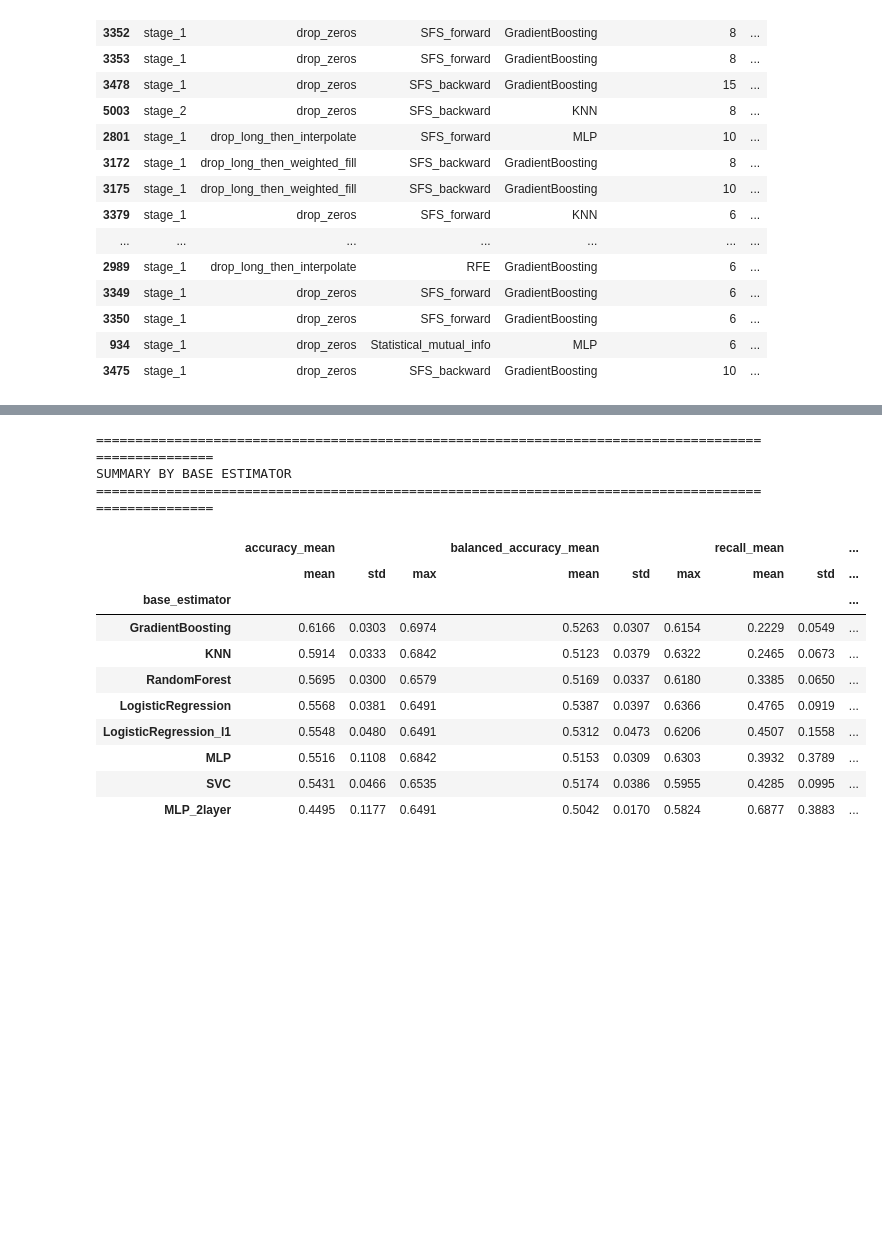
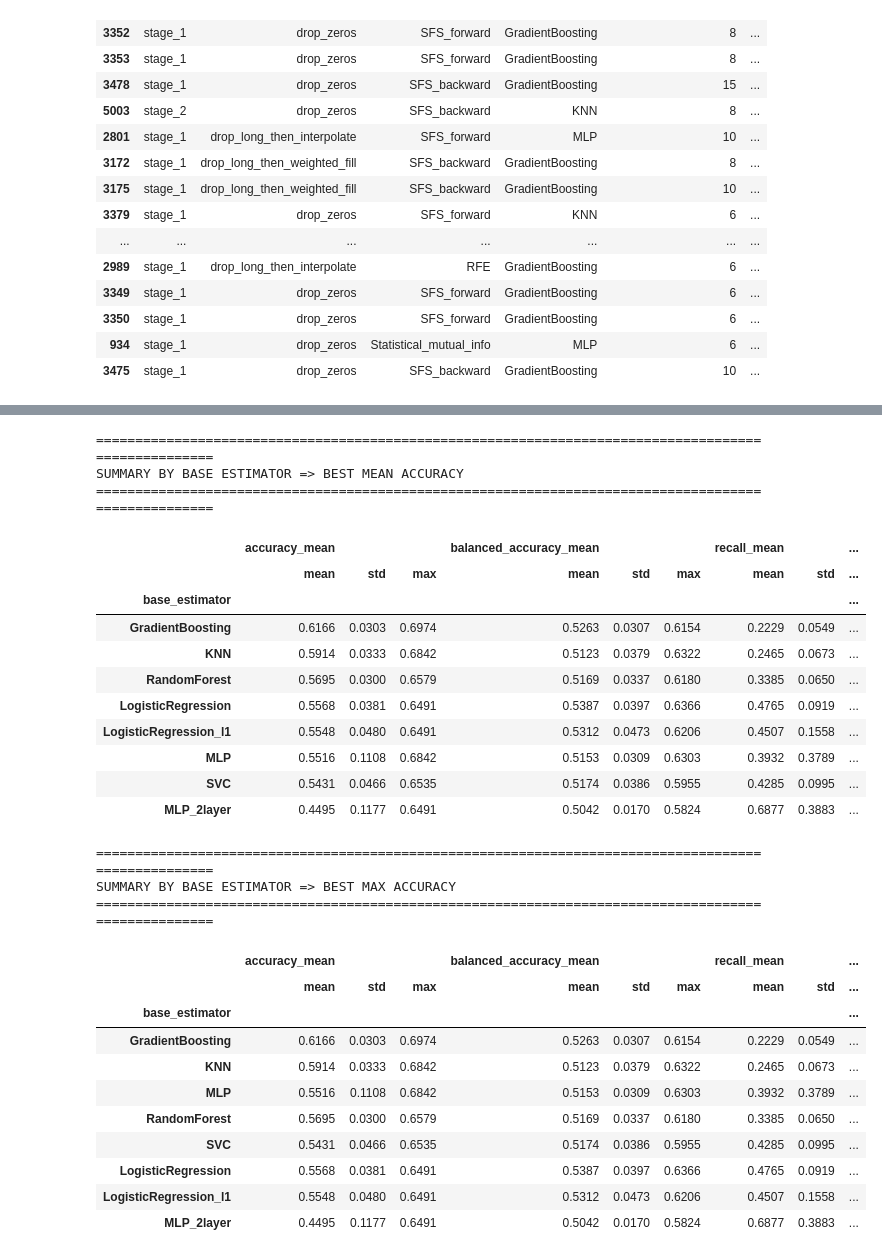
Before and after one commit to KonstantinosVard/Classification-of-cardiotocographic-signals-based-on-HRV, a Jupyter notebook: 5)classification.ipynb, the cells around one changed output, grey strips where cells are left out. Cells and saved outputs as stored; diff of their text form; code cells hidden in the pictures; blank space fills up the shorter version.

```diff
--- a/5)classification.ipynb
+++ b/5)classification.ipynb
@@ -385,17 +385,13 @@ TOP 20 CONFIGURATIONS BY ACCURACY
 | 934 | stage_1 | drop_zeros | Statistical_mutual_info | MLP | 6 | ... |
 | 3475 | stage_1 | drop_zeros | SFS_backward | GradientBoosting | 10 | ... |
 # %%
-def get_stats_by(method):
+def get_stats_by(method, sort_by="mean"):
     return results_df.groupby(method).agg({
         'accuracy_mean': ['mean', 'std', 'max'],
         'balanced_accuracy_mean': ['mean', 'std', 'max'],
         'recall_mean': ['mean', 'std', 'max'],
         'specificity_mean': ['mean', 'std', 'max'],
-        'recall_mean': ['mean', 'std', 'max'],
-        'specificity_mean': ['mean', 'std', 'max'],
-        'recall_mean': ['mean', 'std', 'max'],
-        'specificity_mean': ['mean', 'std', 'max']
-    }).round(4).sort_values(("accuracy_mean", "mean"), ascending=False)
+    }).round(4).sort_values(("accuracy_mean", sort_by), ascending=False)
 # %%
 # Summary statistics
 print("\n" + "="*100)
@@ -419,13 +435,13 @@ SUMMARY BY SELECTION METHOD
 # %%
 print("\n" + "="*100)
-print("SUMMARY BY BASE ESTIMATOR")
+print("SUMMARY BY BASE ESTIMATOR => BEST MEAN ACCURACY")
 print("="*100)
 
 estimator_method = get_stats_by("base_estimator")
 estimator_method
 # %% [output]
 ====================================================================================================
-SUMMARY BY BASE ESTIMATOR
+SUMMARY BY BASE ESTIMATOR => BEST MEAN ACCURACY
 ====================================================================================================
 |  | accuracy_mean |  |  | balanced_accuracy_mean |  |  | recall_mean |  | ... |
 |  | mean | std | max | mean | std | max | mean | std | ... |
@@ -438,5 +454,27 @@ SUMMARY BY BASE ESTIMATOR
 | MLP | 0.5516 | 0.1108 | 0.6842 | 0.5153 | 0.0309 | 0.6303 | 0.3932 | 0.3789 | ... |
 | SVC | 0.5431 | 0.0466 | 0.6535 | 0.5174 | 0.0386 | 0.5955 | 0.4285 | 0.0995 | ... |
 | MLP_2layer | 0.4495 | 0.1177 | 0.6491 | 0.5042 | 0.0170 | 0.5824 | 0.6877 | 0.3883 | ... |
+# %%
+print("\n" + "="*100)
+print("SUMMARY BY BASE ESTIMATOR => BEST MAX ACCURACY")
+print("="*100)
+
+estimator_method = get_stats_by("base_estimator", "max")
+estimator_method
+# %% [output]
+====================================================================================================
+SUMMARY BY BASE ESTIMATOR => BEST MAX ACCURACY
+====================================================================================================
+|  | accuracy_mean |  |  | balanced_accuracy_mean |  |  | recall_mean |  | ... |
+|  | mean | std | max | mean | std | max | mean | std | ... |
+| base_estimator |  |  |  |  |  |  |  |  | ... |
+| GradientBoosting | 0.6166 | 0.0303 | 0.6974 | 0.5263 | 0.0307 | 0.6154 | 0.2229 | 0.0549 | ... |
+| KNN | 0.5914 | 0.0333 | 0.6842 | 0.5123 | 0.0379 | 0.6322 | 0.2465 | 0.0673 | ... |
+| MLP | 0.5516 | 0.1108 | 0.6842 | 0.5153 | 0.0309 | 0.6303 | 0.3932 | 0.3789 | ... |
+| RandomForest | 0.5695 | 0.0300 | 0.6579 | 0.5169 | 0.0337 | 0.6180 | 0.3385 | 0.0650 | ... |
+| SVC | 0.5431 | 0.0466 | 0.6535 | 0.5174 | 0.0386 | 0.5955 | 0.4285 | 0.0995 | ... |
+| LogisticRegression | 0.5568 | 0.0381 | 0.6491 | 0.5387 | 0.0397 | 0.6366 | 0.4765 | 0.0919 | ... |
+| LogisticRegression_l1 | 0.5548 | 0.0480 | 0.6491 | 0.5312 | 0.0473 | 0.6206 | 0.4507 | 0.1558 | ... |
+| MLP_2layer | 0.4495 | 0.1177 | 0.6491 | 0.5042 | 0.0170 | 0.5824 | 0.6877 | 0.3883 | ... |
 # %%
 print("\n" + "="*100)
```
Also changed, not shown: parts of 7 cells of this notebook, 3 other files.
